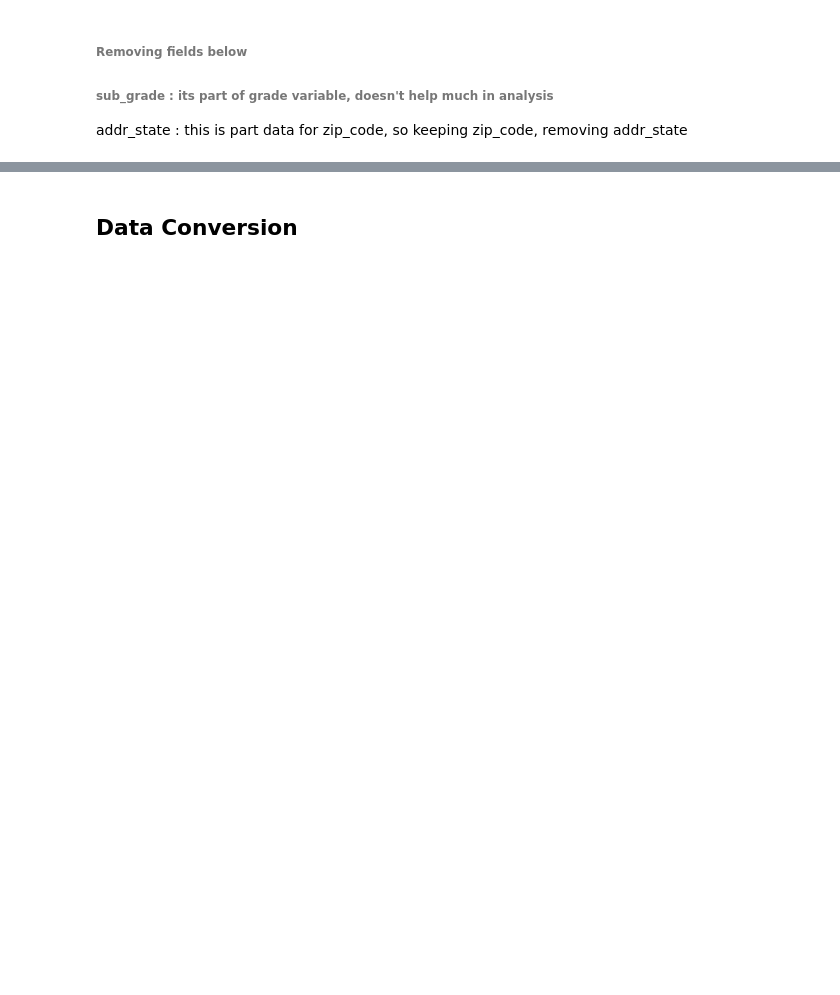
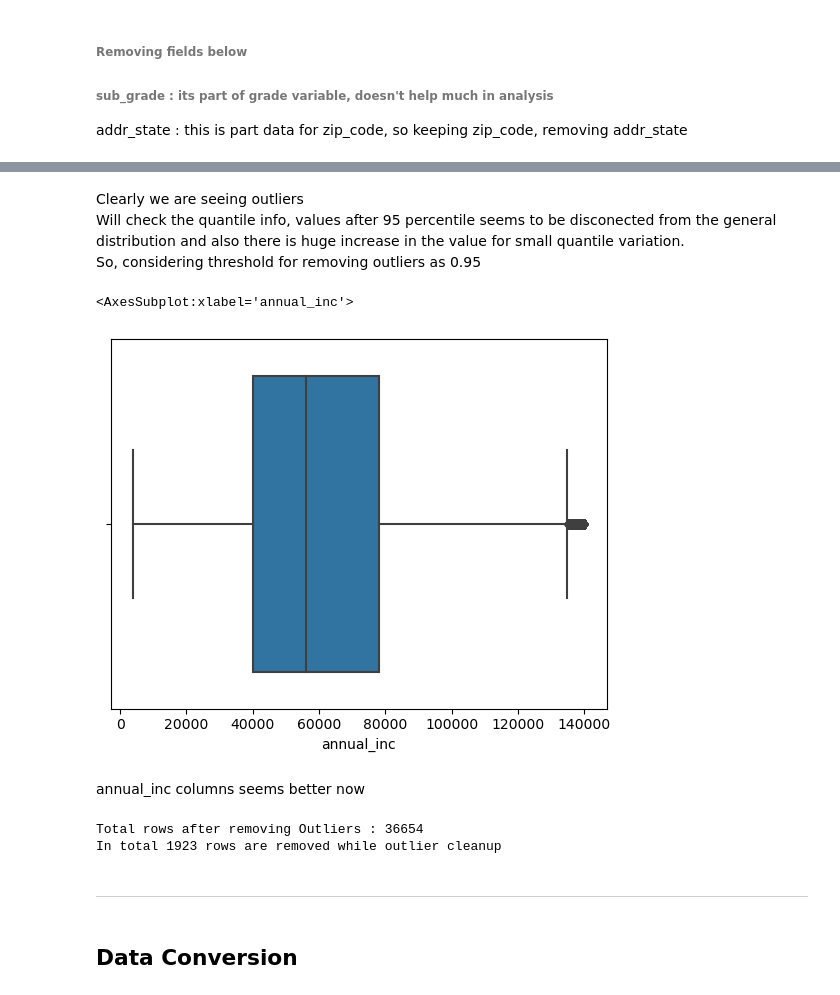
Before and after one commit to vikrampawar88/LendingClub-Case-Study, a Jupyter notebook: Vikram_Pawar.ipynb, the cells around one changed output, grey strips where cells are left out. Cells and saved outputs as stored; diff of their text form; code cells hidden in the pictures; blank space fills up the shorter version.

```diff
--- a/Vikram_Pawar.ipynb
+++ b/Vikram_Pawar.ipynb
@@ -472,3 +553,29 @@ loan_data_backup = loan_data
+# %% [markdown]
+Clearly we are seeing outliers
+<br>
+Will check the quantile info, values after 95 percentile seems to be disconected from the general distribution and also there is huge increase in the value for small quantile variation.
+<br>
+So, considering threshold for removing outliers as 0.95
+# %%
+annual_inc_at_95_percent = loan_data['annual_inc'].quantile(0.95)
+loan_data = loan_data[loan_data.annual_inc <= annual_inc_at_95_percent]
+# %%
+sns.boxplot(loan_data.annual_inc)
+# %% [output]
+<AxesSubplot:xlabel='annual_inc'>
+[figure, added]
+# %% [markdown]
+annual_inc columns seems better now
+# %%
+rows_after_removing_outliers = len(loan_data)
+print("Total rows after removing Outliers : "+str(rows_after_removing_outliers))
+
+print("In total "+str(rows_before_removing_outliers-rows_after_removing_outliers)+" rows are removed while outlier cleanup")
+# %% [output]
+Total rows after removing Outliers : 36654
+In total 1923 rows are removed while outlier cleanup
+# %% [markdown]
+---
 # %% [markdown]
 ## Data Conversion
 # %%
```
Also changed, not shown: parts of 90 cells of this notebook, 2 other files.
